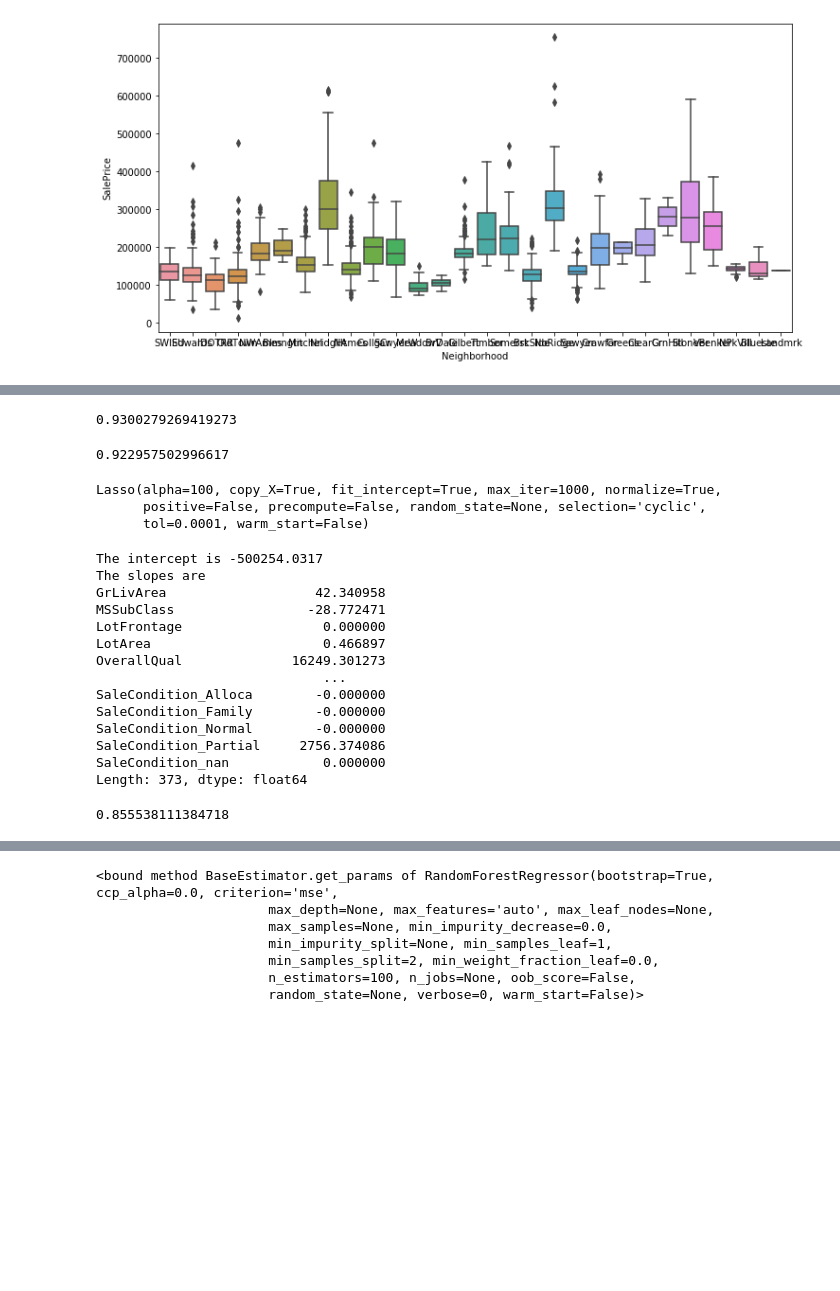
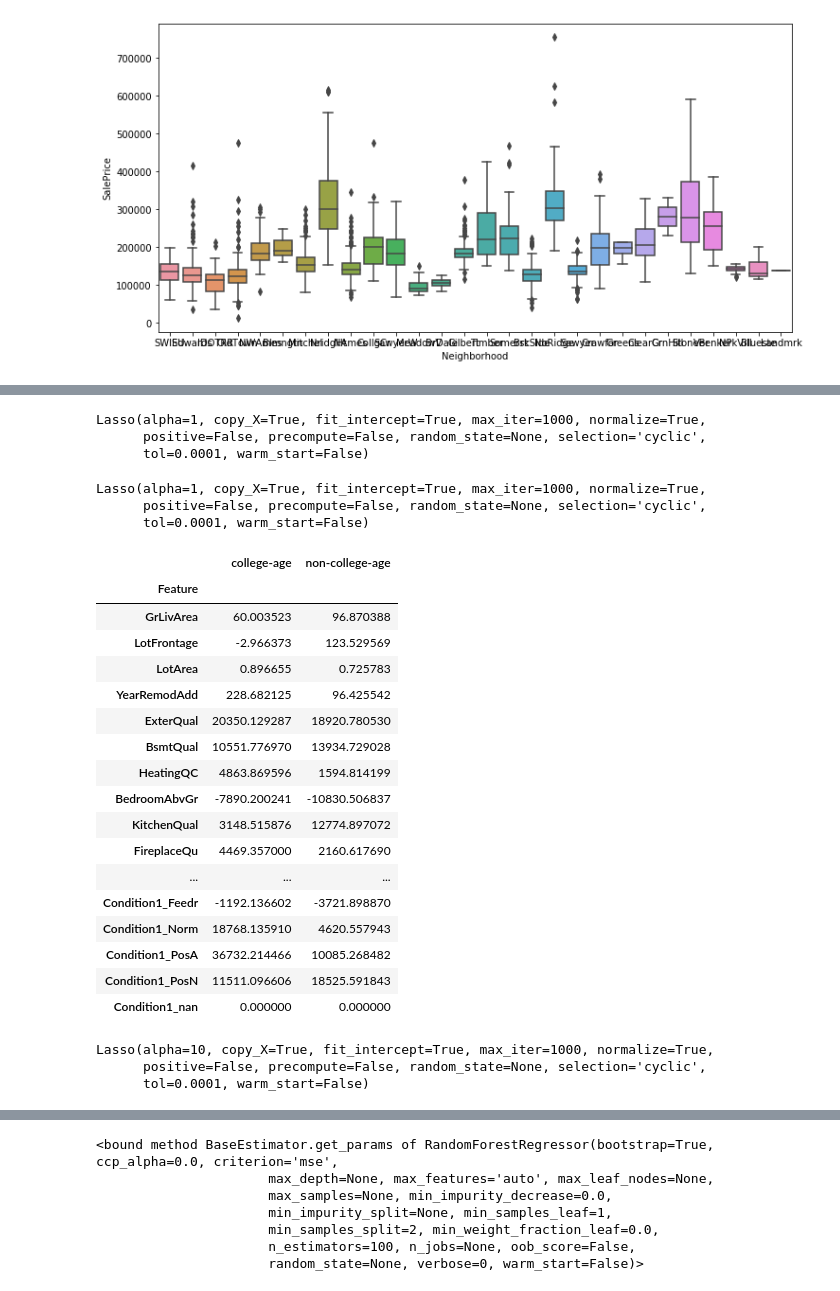
Before and after one commit to jschiavone45/Ames_Iowa_ML_Project, a Jupyter notebook: EDA_housing_data.ipynb, the cells around one changed output, grey strips where cells are left out. Cells and saved outputs as stored; diff of their text form; code cells hidden in the pictures; blank space fills up the shorter version.

```diff
--- a/EDA_housing_data.ipynb
+++ b/EDA_housing_data.ipynb
@@ -345,41 +344,52 @@ from sklearn.linear_model import Ridge, Lasso, ElasticNet, LinearRegression
 ridge = Ridge()
 lasso = Lasso()
 net   = ElasticNet()
-# %%
-ridge.set_params(alpha=10.0)
-ridge.fit(X_train, y_train)
-ridge.score(X_train, y_train)
-# %% [output]
-0.9300279269419273
-# %%
-ridge.score(X_test, y_test)
-# %% [output]
-0.922957502996617
+# %%
+lasso1 = Lasso()
+lasso2 = Lasso()
+lasso1.set_params(alpha=1, normalize= True)
+lasso2.set_params(alpha=1 ,normalize = True)
+# %% [output]
+Lasso(alpha=1, copy_X=True, fit_intercept=True, max_iter=1000, normalize=True,
+      positive=False, precompute=False, random_state=None, selection='cyclic',
+      tol=0.0001, warm_start=False)
+# %%
+lasso1.fit(X1_train, y1_train)
+lasso2.fit(X2_train, y2_train)
+# %% [output]
+Lasso(alpha=1, copy_X=True, fit_intercept=True, max_iter=1000, normalize=True,
+      positive=False, precompute=False, random_state=None, selection='cyclic',
+      tol=0.0001, warm_start=False)
+# %%
+solo_cups_coef = pd.DataFrame(lasso1Coef)
+old_people_coef = pd.DataFrame(lasso2Coef)
+coef_comparisson = solo_cups_coef.merge(old_people_coef, left_index=True, right_on=old_people_coef.index)
+coef_comparisson.columns = ['Feature', 'college-age', 'non-college-age']
+coef_comparisson.set_index('Feature', inplace=True)
+# %%
+coef_comparisson
+# %% [output]
+|  | college-age | non-college-age |
+| Feature |  |  |
+| GrLivArea | 60.003523 | 96.870388 |
+| LotFrontage | -2.966373 | 123.529569 |
+| LotArea | 0.896655 | 0.725783 |
+| YearRemodAdd | 228.682125 | 96.425542 |
+| ExterQual | 20350.129287 | 18920.780530 |
+| BsmtQual | 10551.776970 | 13934.729028 |
+| HeatingQC | 4863.869596 | 1594.814199 |
+| BedroomAbvGr | -7890.200241 | -10830.506837 |
+| KitchenQual | 3148.515876 | 12774.897072 |
+| FireplaceQu | 4469.357000 | 2160.617690 |
+| ... | ... | ... |
+| Condition1_Feedr | -1192.136602 | -3721.898870 |
+| Condition1_Norm | 18768.135910 | 4620.557943 |
+| Condition1_PosA | 36732.214466 | 10085.268482 |
+| Condition1_PosN | 11511.096606 | 18525.591843 |
+| Condition1_nan | 0.000000 | 0.000000 |
 # %%
-lasso.set_params(alpha=100, normalize=True)
+lasso.set_params(alpha=1, normalize=True)
 # %% [output]
-Lasso(alpha=100, copy_X=True, fit_intercept=True, max_iter=1000, normalize=True,
+Lasso(alpha=10, copy_X=True, fit_intercept=True, max_iter=1000, normalize=True,
       positive=False, precompute=False, random_state=None, selection='cyclic',
       tol=0.0001, warm_start=False)
-# %%
-lasso.fit(X_train, y_train)
-print('The intercept is %.4f' %(lasso.intercept_))
-lassoCoef = pd.Series(lasso.coef_, index=X_train.columns)
-print('The slopes are \n%s' %(lassoCoef))
-lasso.score(X_train, y_train)
-# %% [output]
-The intercept is -500254.0317
-The slopes are
-GrLivArea                   42.340958
-MSSubClass                 -28.772471
-LotFrontage                  0.000000
-LotArea                      0.466897
-OverallQual              16249.301273
-                             ...
-SaleCondition_Alloca        -0.000000
-SaleCondition_Family        -0.000000
-SaleCondition_Normal        -0.000000
-SaleCondition_Partial     2756.374086
-SaleCondition_nan            0.000000
-Length: 373, dtype: float64
-0.855538111384718
```
Also changed, not shown: parts of 63 cells of this notebook, 4 other files.
